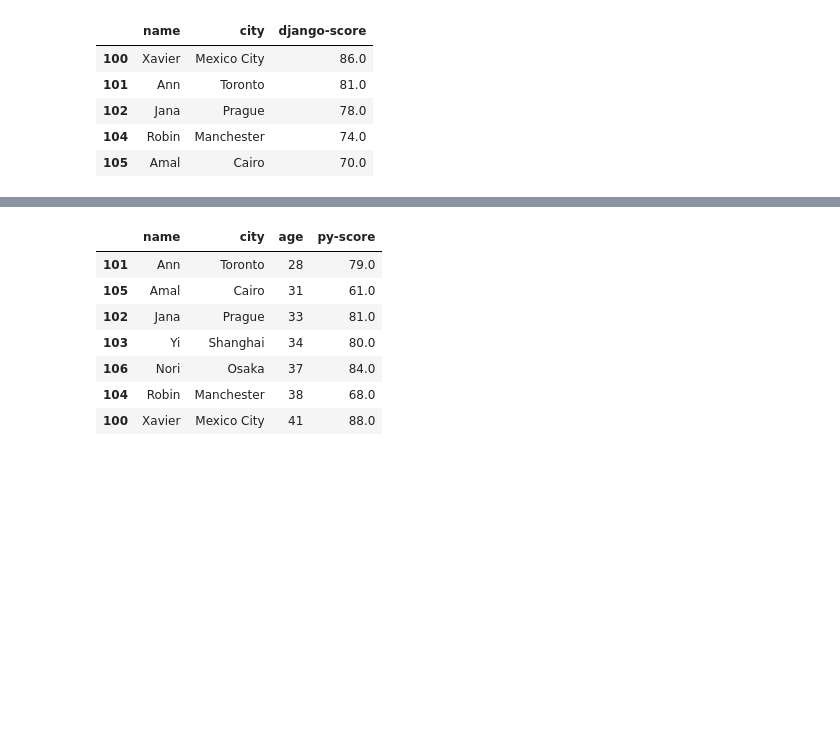
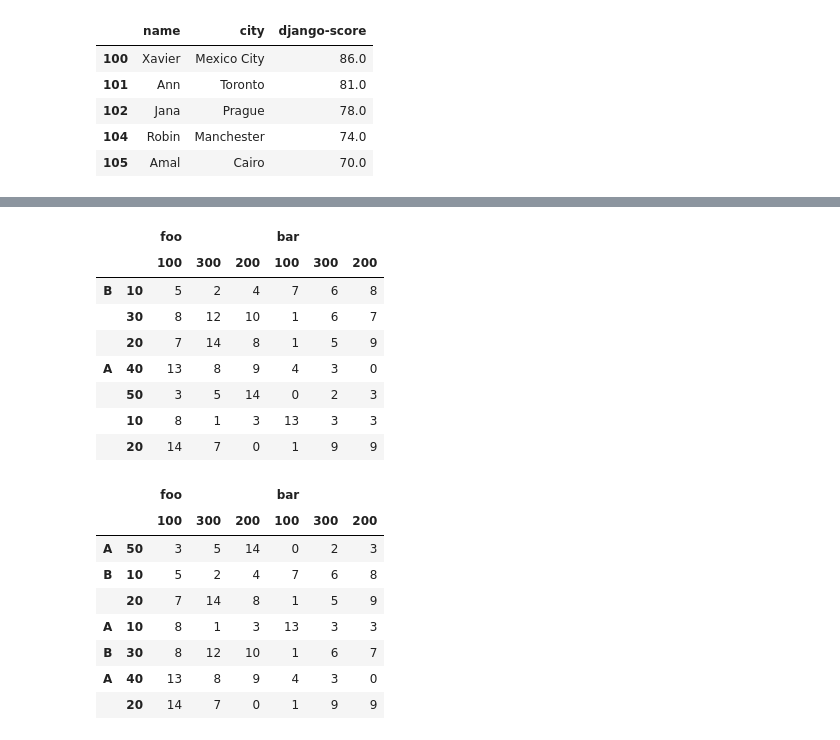
Before and after one commit to ZosoV/pandas_review, a Jupyter notebook: 004_inserting_deleting_sorting.ipynb, the cells around one changed output, grey strips where cells are left out. Cells and saved outputs as stored; diff of their text form; code cells hidden in the pictures; blank space fills up the shorter version.

```diff
--- a/004_inserting_deleting_sorting.ipynb
+++ b/004_inserting_deleting_sorting.ipynb
@@ -18,6 +18,15 @@ import pandas as pd
 import numpy as np
 
 np.random.seed(0)
+# %%
+## Handy function
+from IPython.display import display_html
+
+def display_side_by_side(*args):
+    html_str=''
+    for df in args:
+        html_str+=df.to_html()
+    display_html(html_str.replace('table','table style="display:inline"'),raw=True)
 # %% [markdown]
 ## Inserting columns
 
@@ -207,0 +207,21 @@ df
+# %%
+index = pd.MultiIndex.from_tuples([("B", 10),
+                                   ("B", 30),
+                                   ("B", 20),
+                                   ("A", 40),
+                                   ("A", 50),
+                                   ("A", 10),
+                                   ("A", 20)])
+
+columns = pd.MultiIndex.from_product([
+    ["foo", "bar"],
+    [100,300,200]
+])
+
+df = pd.DataFrame(
+    data= np.random.randint(15, size = (7, 6)),
+    index= index,
+    columns=columns
+    )
+
+df
@@ -223,16 +345,27 @@ df.sort_values(
 # %%
-#2. sort in ascending order by multiple columns
-# NOTE: first sort by "age", then if duplicates sort by "py-score"
-df.sort_values(
-    by = ["age","py-score"],
+#5. sort by multiple column values
+# NOTE: first sort by ("foo", 100), then if duplicates sort by ("foo", 300)
+result = df.sort_values(
+    by = [("foo", 100),("foo", 300)],
     ascending = [True, True]
 )
+display_side_by_side(df, result)
 # %% [output]
-|  | name | city | age | py-score |
-| 101 | Ann | Toronto | 28 | 79.0 |
-| 105 | Amal | Cairo | 31 | 61.0 |
-| 102 | Jana | Prague | 33 | 81.0 |
-| 103 | Yi | Shanghai | 34 | 80.0 |
-| 106 | Nori | Osaka | 37 | 84.0 |
-| 104 | Robin | Manchester | 38 | 68.0 |
-| 100 | Xavier | Mexico City | 41 | 88.0 |
+|  |  | foo |  |  | bar |  |  |
+|  |  | 100 | 300 | 200 | 100 | 300 | 200 |
+| B | 10 | 5 | 2 | 4 | 7 | 6 | 8 |
+|  | 30 | 8 | 12 | 10 | 1 | 6 | 7 |
+|  | 20 | 7 | 14 | 8 | 1 | 5 | 9 |
+| A | 40 | 13 | 8 | 9 | 4 | 3 | 0 |
+|  | 50 | 3 | 5 | 14 | 0 | 2 | 3 |
+|  | 10 | 8 | 1 | 3 | 13 | 3 | 3 |
+|  | 20 | 14 | 7 | 0 | 1 | 9 | 9 |
+|  |  | foo |  |  | bar |  |  |
+|  |  | 100 | 300 | 200 | 100 | 300 | 200 |
+| A | 50 | 3 | 5 | 14 | 0 | 2 | 3 |
+| B | 10 | 5 | 2 | 4 | 7 | 6 | 8 |
+|  | 20 | 7 | 14 | 8 | 1 | 5 | 9 |
+| A | 10 | 8 | 1 | 3 | 13 | 3 | 3 |
+| B | 30 | 8 | 12 | 10 | 1 | 6 | 7 |
+| A | 40 | 13 | 8 | 9 | 4 | 3 | 0 |
+|  | 20 | 14 | 7 | 0 | 1 | 9 | 9 |
```
Also changed, not shown: parts of 8 cells of this notebook, 1 other file.
